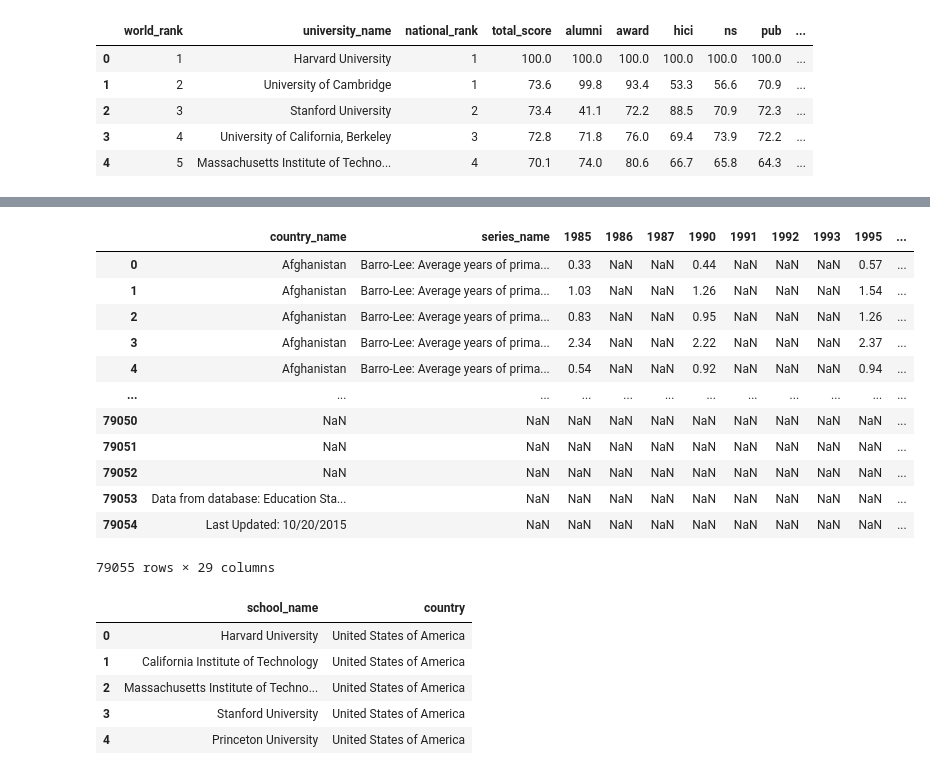
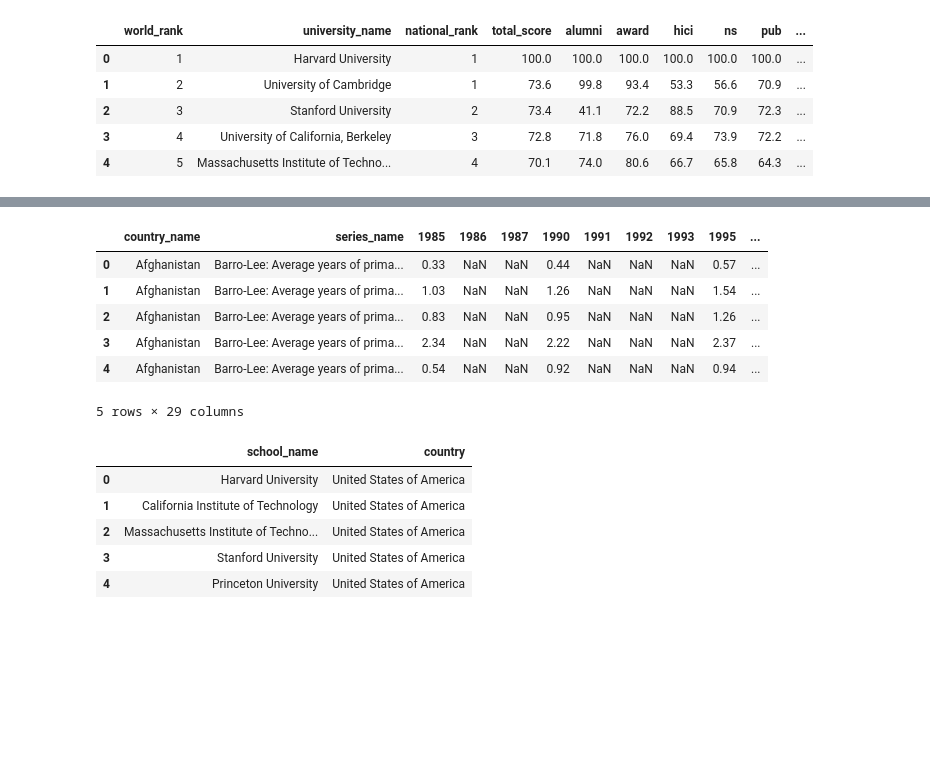
Before and after one commit to bollermattiaUNIMIB/progettoFoCS, a Jupyter notebook: ProgettoFoCS2020.ipynb, the cells around one changed output, grey strips where cells are left out. Saved outputs shown, nothing was run; the diff lists cells and outputs as text; code cells hidden in the pictures; blank space fills up the shorter version.

```diff
--- a/ProgettoFoCS2020.ipynb
+++ b/ProgettoFoCS2020.ipynb
@@ -64,20 +50,14 @@ edExpen
 # %%
 edAtt = pd.read_csv("educational_attainment_supplementary_data.csv")
-edAtt
+edAtt.head()
 # %% [output]
 |  | country_name | series_name | 1985 | 1986 | 1987 | 1990 | 1991 | 1992 | 1993 | 1995 | ... |
 | 0 | Afghanistan | Barro-Lee: Average years of prima... | 0.33 | NaN | NaN | 0.44 | NaN | NaN | NaN | 0.57 | ... |
 | 1 | Afghanistan | Barro-Lee: Average years of prima... | 1.03 | NaN | NaN | 1.26 | NaN | NaN | NaN | 1.54 | ... |
 | 2 | Afghanistan | Barro-Lee: Average years of prima... | 0.83 | NaN | NaN | 0.95 | NaN | NaN | NaN | 1.26 | ... |
 | 3 | Afghanistan | Barro-Lee: Average years of prima... | 2.34 | NaN | NaN | 2.22 | NaN | NaN | NaN | 2.37 | ... |
 | 4 | Afghanistan | Barro-Lee: Average years of prima... | 0.54 | NaN | NaN | 0.92 | NaN | NaN | NaN | 0.94 | ... |
-| ... | ... | ... | ... | ... | ... | ... | ... | ... | ... | ... | ... |
-| 79050 | NaN | NaN | NaN | NaN | NaN | NaN | NaN | NaN | NaN | NaN | ... |
-| 79051 | NaN | NaN | NaN | NaN | NaN | NaN | NaN | NaN | NaN | NaN | ... |
-| 79052 | NaN | NaN | NaN | NaN | NaN | NaN | NaN | NaN | NaN | NaN | ... |
-| 79053 | Data from database: Education Sta... | NaN | NaN | NaN | NaN | NaN | NaN | NaN | NaN | NaN | ... |
-| 79054 | Last Updated: 10/20/2015 | NaN | NaN | NaN | NaN | NaN | NaN | NaN | NaN | NaN | ... |
-79055 rows × 29 columns
+5 rows × 29 columns
 # %%
 schoolCountry = pd.read_csv("school_and_country_table.csv")
 schoolCountry.head()
```
Also changed, not shown: parts of 5 cells of this notebook.
